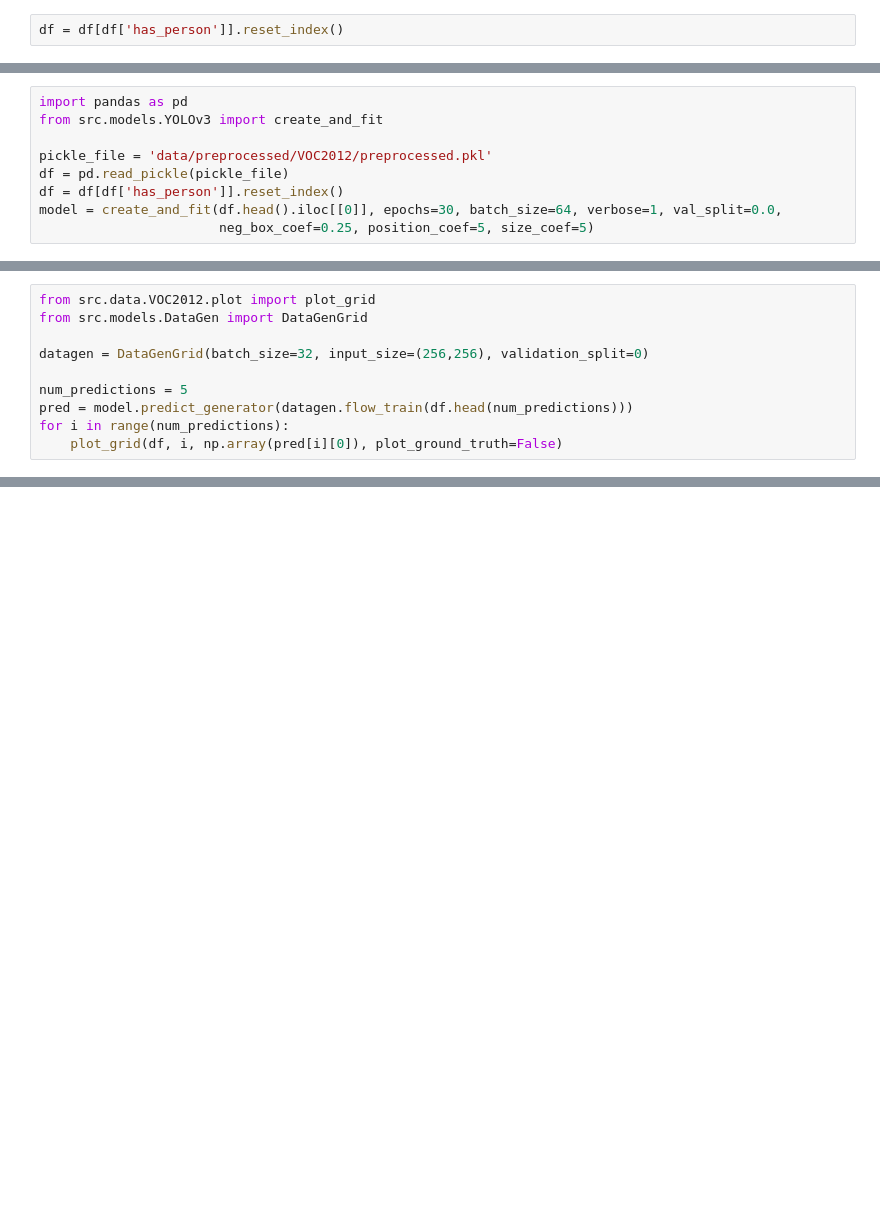
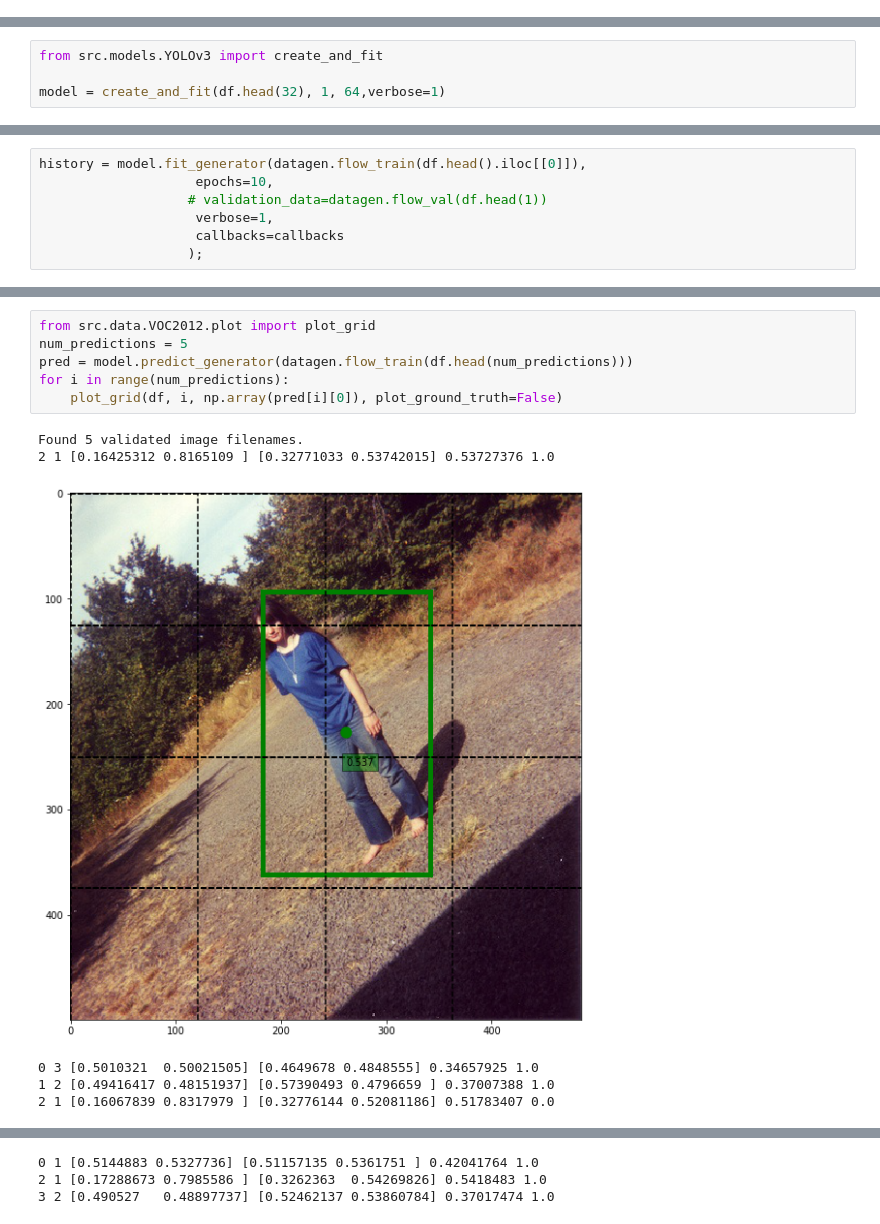
Before and after one commit to MartinHurnak/NN_project, a Jupyter notebook: notebooks/YOLO_train.ipynb, the cells around one changed output, grey strips where cells are left out. Saved outputs shown, nothing was run; the diff lists cells and outputs as text; blank space fills up the shorter version.

Commit message:
Added notebook with predictions on testing data

```diff
--- a/notebooks/YOLO_train.ipynb
+++ b/notebooks/YOLO_train.ipynb
@@ -58,2 +33,0 @@ array([[[0.        , 0.        , 0.        , 0.        , 0.        ],
-# %%
-df = df[df['has_person']].reset_index()
@@ -69,9 +33,0 @@ df.head()
-# %%
-import pandas as pd
-from src.models.YOLOv3 import create_and_fit
-
-pickle_file = 'data/preprocessed/VOC2012/preprocessed.pkl'
-df = pd.read_pickle(pickle_file)
-df = df[df['has_person']].reset_index()
-model = create_and_fit(df.head().iloc[[0]], epochs=30, batch_size=64, verbose=1, val_split=0.0,
-                       neg_box_coef=0.25, position_coef=5, size_coef=5)
@@ -95,0 +34,4 @@ Epoch 30/30
+# %%
+from src.models.YOLOv3 import create_and_fit
+
+model = create_and_fit(df.head(32), 1, 64,verbose=1)
@@ -95,0 +49,7 @@ Epoch 30/30
+# %%
+history = model.fit_generator(datagen.flow_train(df.head().iloc[[0]]),
+                    epochs=10,
+                   # validation_data=datagen.flow_val(df.head(1))
+                    verbose=1,
+                    callbacks=callbacks
+                   );
@@ -96,10 +74,13 @@ Epoch 30/30
 # %%
 from src.data.VOC2012.plot import plot_grid
-from src.models.DataGen import DataGenGrid
-
-datagen = DataGenGrid(batch_size=32, input_size=(256,256), validation_split=0)
-
 num_predictions = 5
 pred = model.predict_generator(datagen.flow_train(df.head(num_predictions)))
 for i in range(num_predictions):
     plot_grid(df, i, np.array(pred[i][0]), plot_ground_truth=False)
+# %% [output]
+Found 5 validated image filenames.
+2 1 [0.16425312 0.8165109 ] [0.32771033 0.53742015] 0.53727376 1.0
+[figure, added]
+0 3 [0.5010321  0.50021505] [0.4649678 0.4848555] 0.34657925 1.0
+1 2 [0.49416417 0.48151937] [0.57390493 0.4796659 ] 0.37007388 1.0
+2 1 [0.16067839 0.8317979 ] [0.32776144 0.52081186] 0.51783407 0.0
@@ -105,0 +88,3 @@ for i in range(num_predictions):
+0 1 [0.5144883 0.5327736] [0.51157135 0.5361751 ] 0.42041764 1.0
+2 1 [0.17288673 0.7985586 ] [0.3262363  0.54269826] 0.5418483 1.0
+3 2 [0.490527   0.48897737] [0.52462137 0.53860784] 0.37017474 1.0
```
Also changed, not shown: parts of 10 cells of this notebook, 1 other file.
